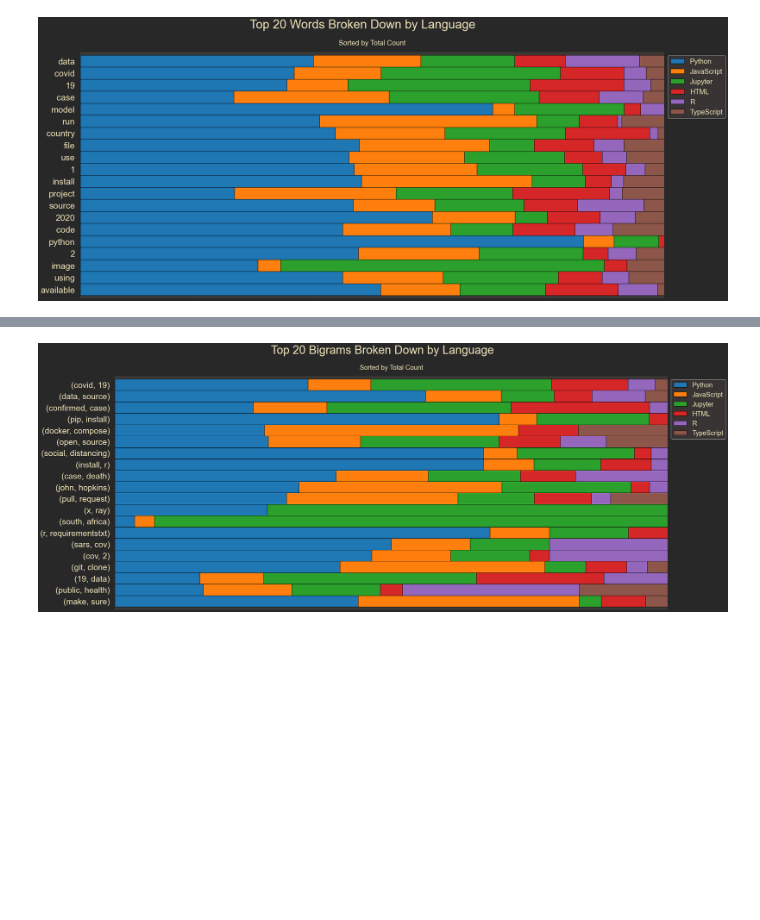
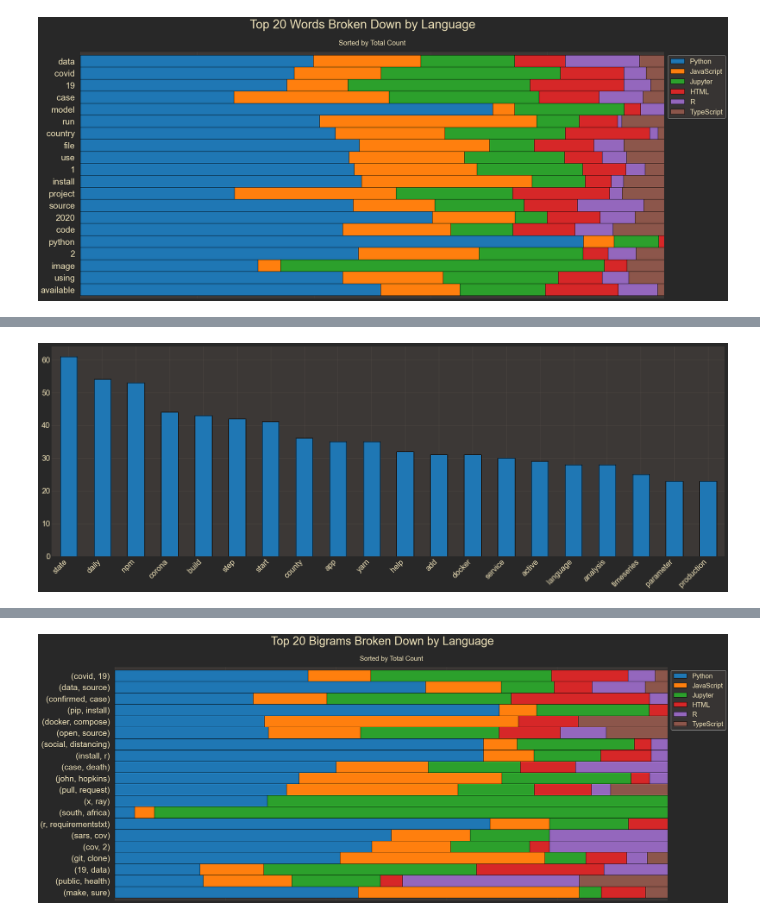
Before and after one commit to NLP-Project-CRT/NLP-Project, a Jupyter notebook: rz_workbook.ipynb, the cells around one changed output, grey strips where cells are left out. Saved outputs shown, nothing was run; the diff lists cells and outputs as text; code cells hidden in the pictures; blank space fills up the shorter version.

```diff
--- a/rz_workbook.ipynb
+++ b/rz_workbook.ipynb
@@ -278,0 +316,11 @@ Viewing the single word frequency for both the sum of and individual languages d
+# %%
+# find top 20 javascript only words
+js_only_words = js_words[js_words.isin(non_js_words) == False]
+top_20_js_only_words = js_only_words.value_counts().sort_values(ascending=False).head(20)
+# %%
+# visualize javascript only word single word counts
+top_20_js_only_words.plot.bar(ec='k')
+plt.xticks(rotation=45, ha='right')
+plt.show()
+# %% [output]
+[figure, added]
```
Also changed, not shown: parts of 34 cells of this notebook.
